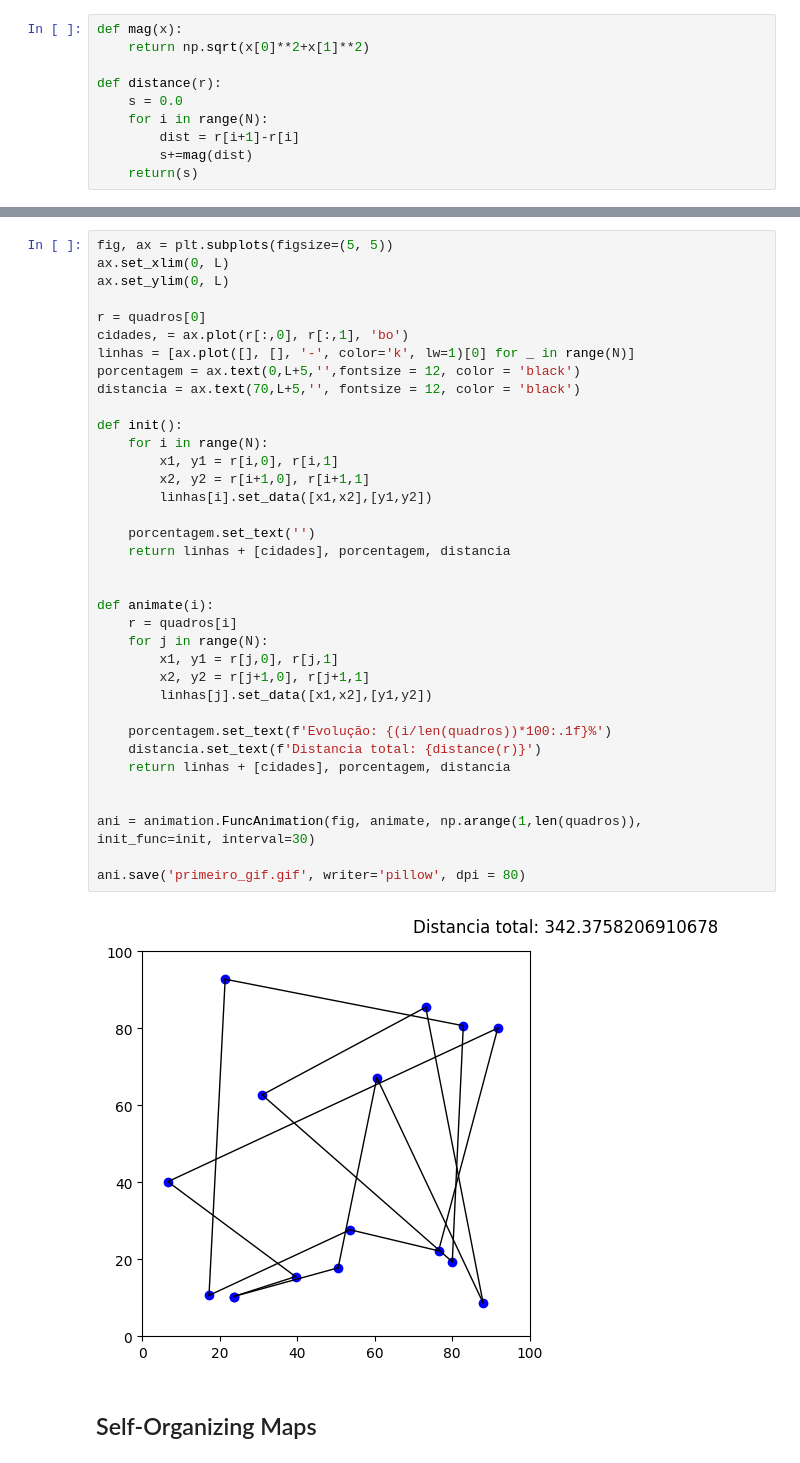
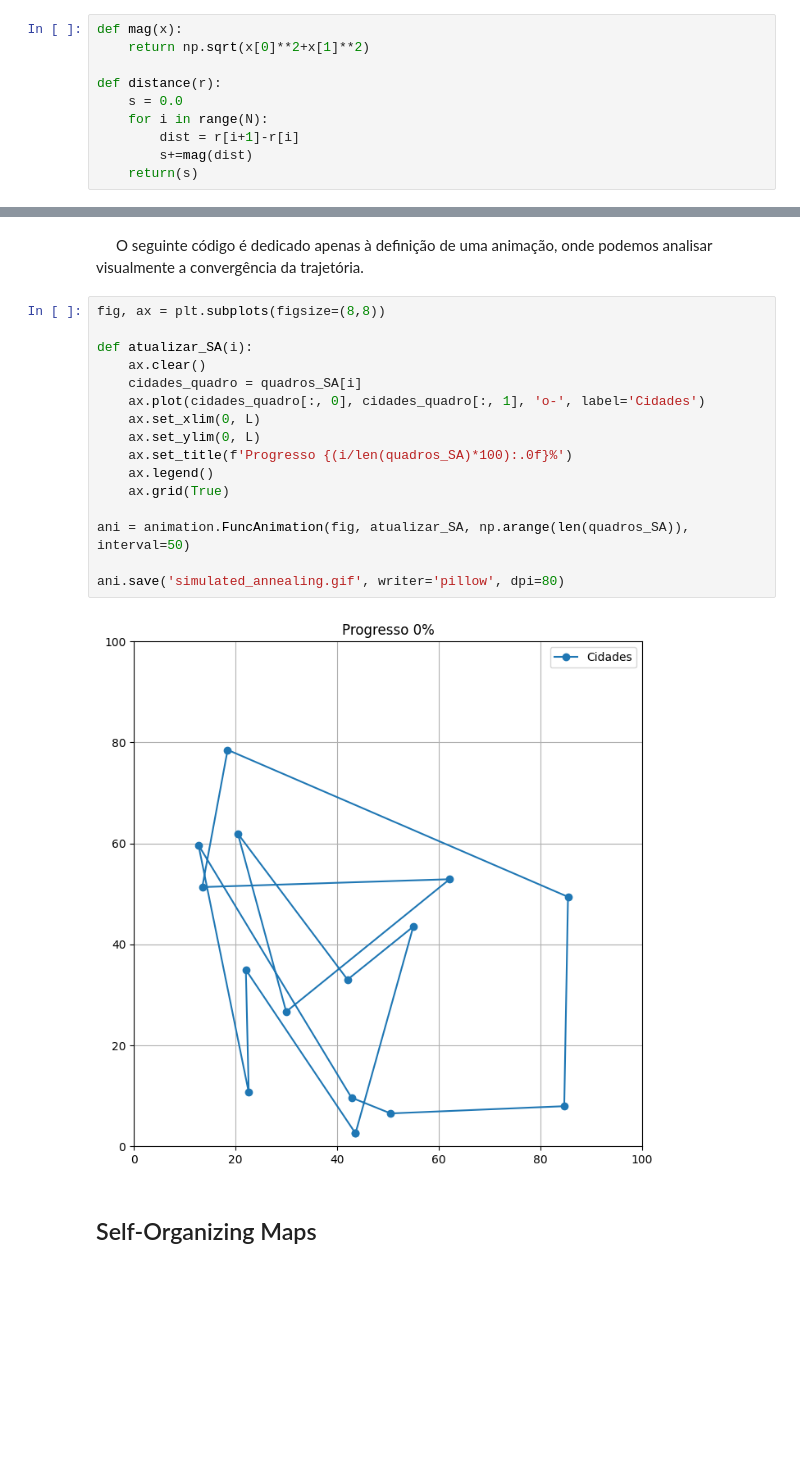
Before and after one commit to Wally-sson/pys, a Jupyter notebook: proximo petpy.ipynb, the cells around one changed output, grey strips where cells are left out. Saved outputs shown, nothing was run; the diff lists cells and outputs as text; blank space fills up the shorter version.

```diff
--- a/proximo petpy.ipynb
+++ b/proximo petpy.ipynb
@@ -125,41 +183,23 @@ Animaçãozinha
-# %%
-fig, ax = plt.subplots(figsize=(5, 5))
-ax.set_xlim(0, L)
-ax.set_ylim(0, L)
-
-r = quadros[0]
-cidades, = ax.plot(r[:,0], r[:,1], 'bo')
-linhas = [ax.plot([], [], '-', color='k', lw=1)[0] for _ in range(N)]
-porcentagem = ax.text(0,L+5,'',fontsize = 12, color = 'black')
-distancia = ax.text(70,L+5,'', fontsize = 12, color = 'black')
-
-def init():
-    for i in range(N):
-        x1, y1 = r[i,0], r[i,1]
-        x2, y2 = r[i+1,0], r[i+1,1]
-        linhas[i].set_data([x1,x2],[y1,y2])
-
-    porcentagem.set_text('')
-    return linhas + [cidades], porcentagem, distancia
-
-
-def animate(i):
-    r = quadros[i]
-    for j in range(N):
-        x1, y1 = r[j,0], r[j,1]
-        x2, y2 = r[j+1,0], r[j+1,1]
-        linhas[j].set_data([x1,x2],[y1,y2])
-
-    porcentagem.set_text(f'Evolução: {(i/len(quadros))*100:.1f}%')
-    distancia.set_text(f'Distancia total: {distance(r)}')
-    return linhas + [cidades], porcentagem, distancia
-
-
-ani = animation.FuncAnimation(fig, animate, np.arange(1,len(quadros)), init_func=init, interval=30)
-
-ani.save('primeiro_gif.gif', writer='pillow', dpi = 80)
-# %% [output]
-[figure, removed]
+# %% [markdown]
+$\quad$ O seguinte código é dedicado apenas à definição de uma animação, onde podemos analisar visualmente a convergência da trajetória.
+# %%
+fig, ax = plt.subplots(figsize=(8,8))
+
+def atualizar_SA(i):
+    ax.clear()
+    cidades_quadro = quadros_SA[i]
+    ax.plot(cidades_quadro[:, 0], cidades_quadro[:, 1], 'o-', label='Cidades')
+    ax.set_xlim(0, L)
+    ax.set_ylim(0, L)
+    ax.set_title(f'Progresso {(i/len(quadros_SA)*100):.0f}%')
+    ax.legend()
+    ax.grid(True)
+
+ani = animation.FuncAnimation(fig, atualizar_SA, np.arange(len(quadros_SA)), interval=50)
+
+ani.save('simulated_annealing.gif', writer='pillow', dpi=80)
+# %% [output]
+[figure, added]
 # %% [markdown]
 ## Self-Organizing Maps
 # %%
```
Also changed, not shown: parts of 28 cells of this notebook, 4 other files.
